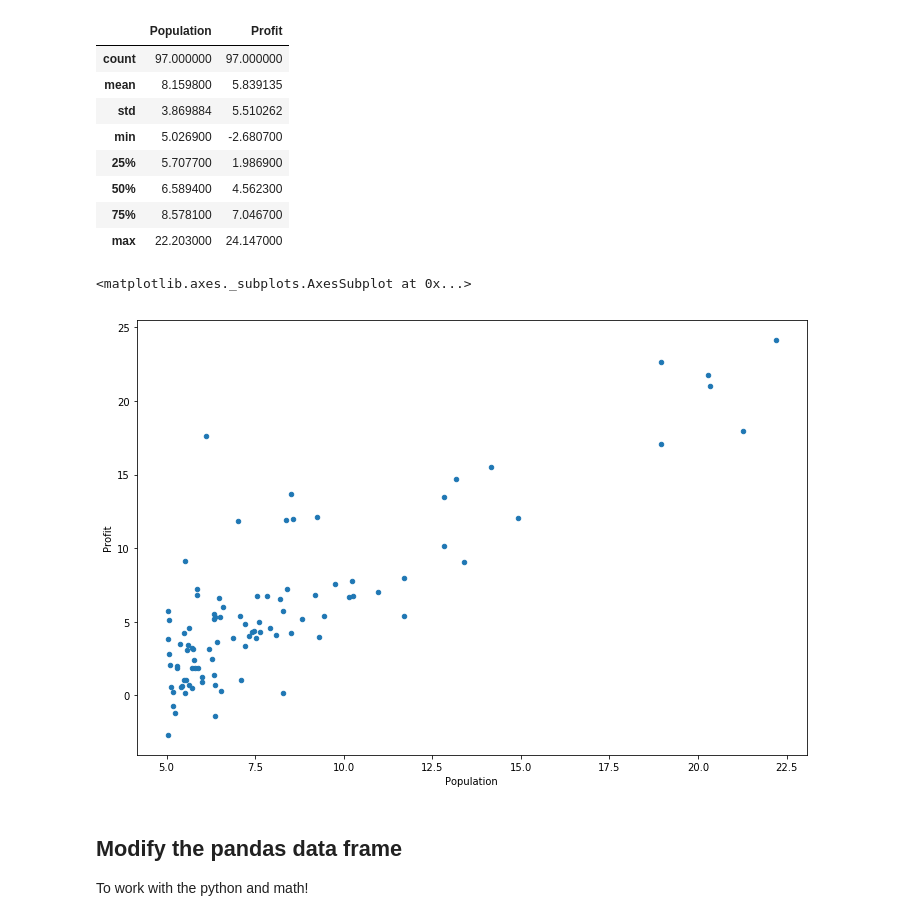
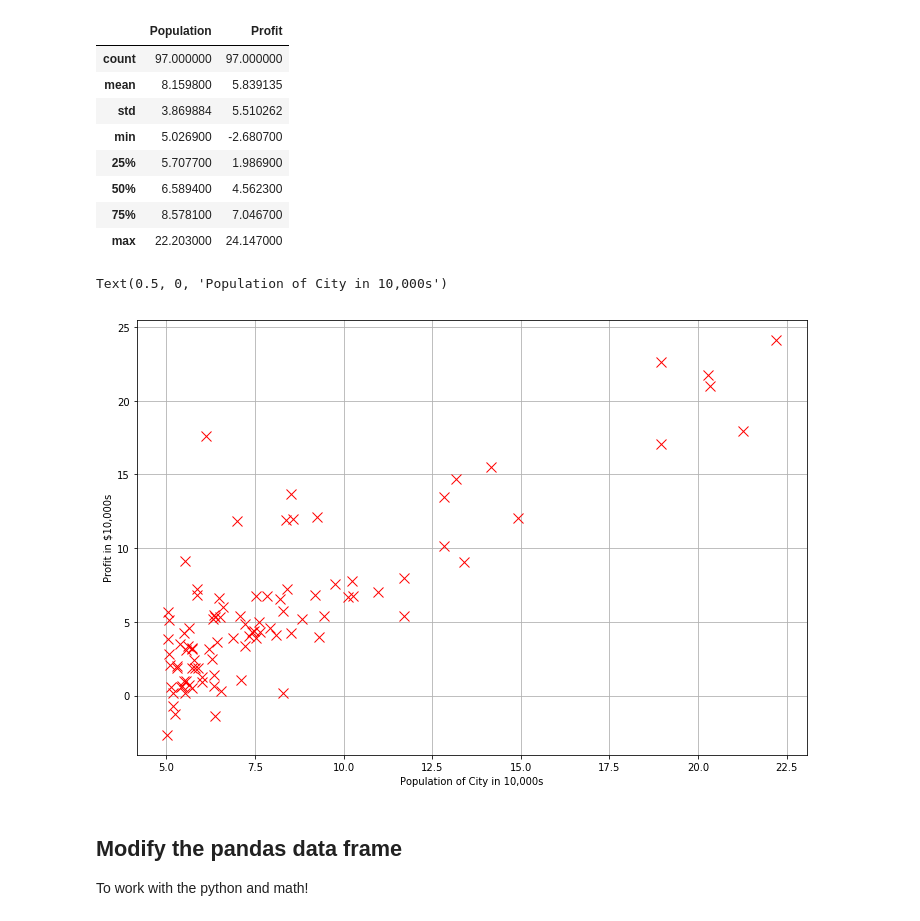
Before and after one commit to jhselvik/machine-learning-coursera, a Jupyter notebook: linear-regression/Linear-Regression.ipynb, the cells around one changed output. Cells and saved outputs as stored; diff of their text form; code cells hidden in the pictures.

```diff
--- a/linear-regression/Linear-Regression.ipynb
+++ b/linear-regression/Linear-Regression.ipynb
@@ -36,12 +36,15 @@ data.describe()
 | 50% | 6.589400 | 4.562300 |
 | 75% | 8.578100 | 7.046700 |
 | max | 22.203000 | 24.147000 |
-# %%
-# x and y string parameters must match column headers in data
-data.plot(kind='scatter', x='Population', y='Profit', figsize=(12,8))
-# %% [output]
-<matplotlib.axes._subplots.AxesSubplot at 0x...>
-[figure, removed]
+# %%
+plt.figure(figsize=(12, 8))
+plt.plot(data.iloc[:, 0].values, data.iloc[:, 1].values, 'rx', markersize=10)
+plt.grid(True)
+plt.ylabel('Profit in $10,000s')
+plt.xlabel('Population of City in 10,000s')
+# %% [output]
+Text(0.5, 0, 'Population of City in 10,000s')
+[figure, added]
 # %% [markdown]
 ## Modify the pandas data frame
 To work with the python and math!
```
Also changed, not shown: parts of 6 cells of this notebook, 1 other file.
